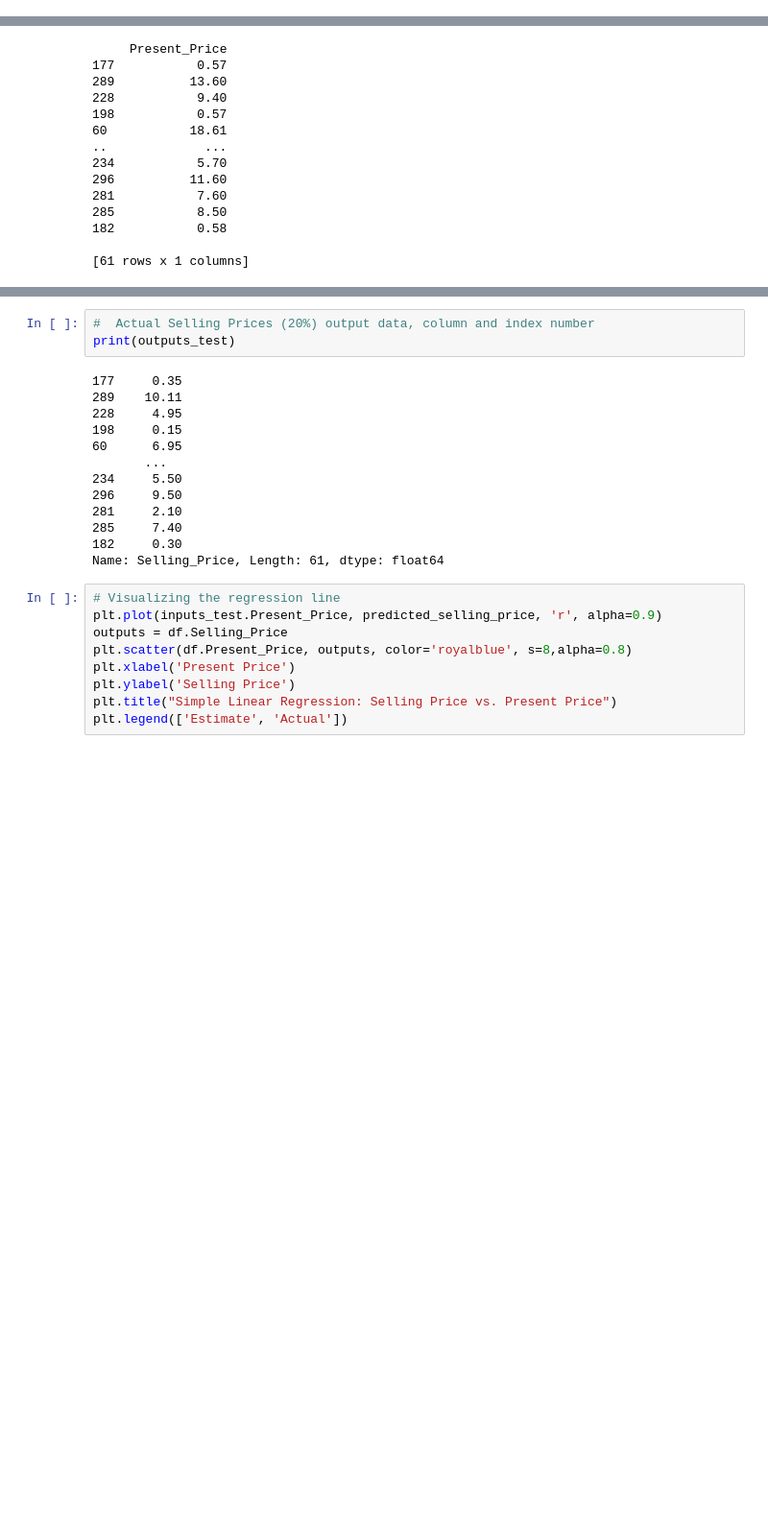
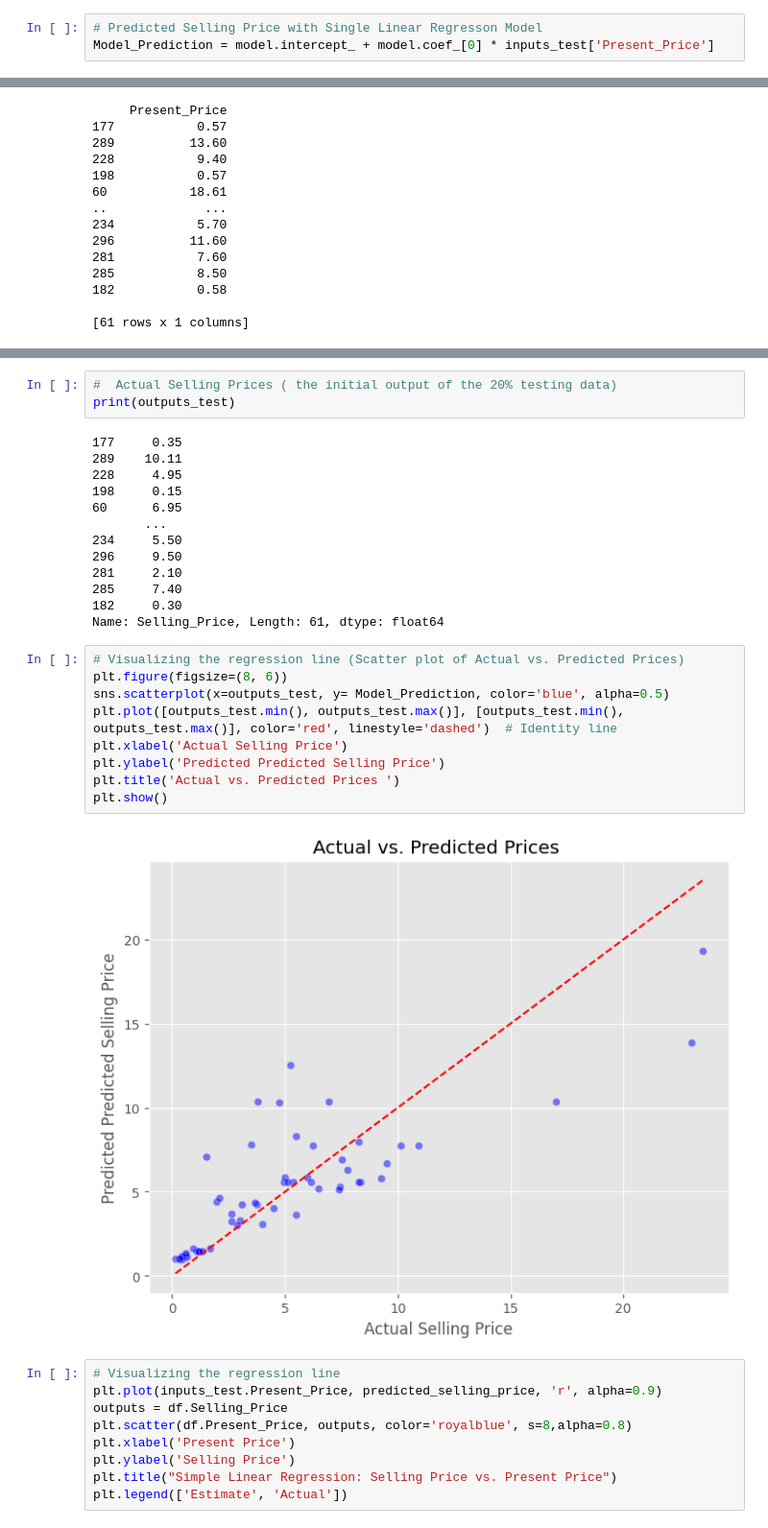
Before and after one commit to Abadi-kfupm/cars_data, a Jupyter notebook: EM502Project.ipynb, the cells around one changed output, grey strips where cells are left out. Shown at 96% size. Drawn from its saved outputs; the diff is of its cells as text; blank space fills up the shorter version.

```diff
--- a/EM502Project.ipynb
+++ b/EM502Project.ipynb
@@ -361,6 +378,9 @@ print(model.intercept_)
 # %% [output]
 [0.51684903]
 0.7185274709817686
+# %%
+# Predicted Selling Price with Single Linear Regresson Model
+Model_Prediction = model.intercept_ + model.coef_[0] * inputs_test['Present_Price']
 # %%
 # 20% Presnt Price Samples To Be Tested as input data, column and index number
 print(inputs_test)
@@ -401,5 +418,5 @@ Name: Present_Price, Length: 61, dtype: float64
 # %%
-#  Actual Selling Prices (20%) output data, column and index number
+#  Actual Selling Prices ( the initial output of the 20% testing data)
 print(outputs_test)
 # %% [output]
 177     0.35
@@ -414,6 +431,17 @@ print(outputs_test)
 285     7.40
 182     0.30
 Name: Selling_Price, Length: 61, dtype: float64
+# %%
+# Visualizing the regression line (Scatter plot of Actual vs. Predicted Prices)
+plt.figure(figsize=(8, 6))
+sns.scatterplot(x=outputs_test, y= Model_Prediction, color='blue', alpha=0.5)
+plt.plot([outputs_test.min(), outputs_test.max()], [outputs_test.min(), outputs_test.max()], color='red', linestyle='dashed')  # Identity line
+plt.xlabel('Actual Selling Price')
+plt.ylabel('Predicted Predicted Selling Price')
+plt.title('Actual vs. Predicted Prices ')
+plt.show()
+# %% [output]
+[figure, added]
 # %%
 # Visualizing the regression line
 plt.plot(inputs_test.Present_Price, predicted_selling_price, 'r', alpha=0.9)
```
Also changed, not shown: parts of 29 cells of this notebook.
